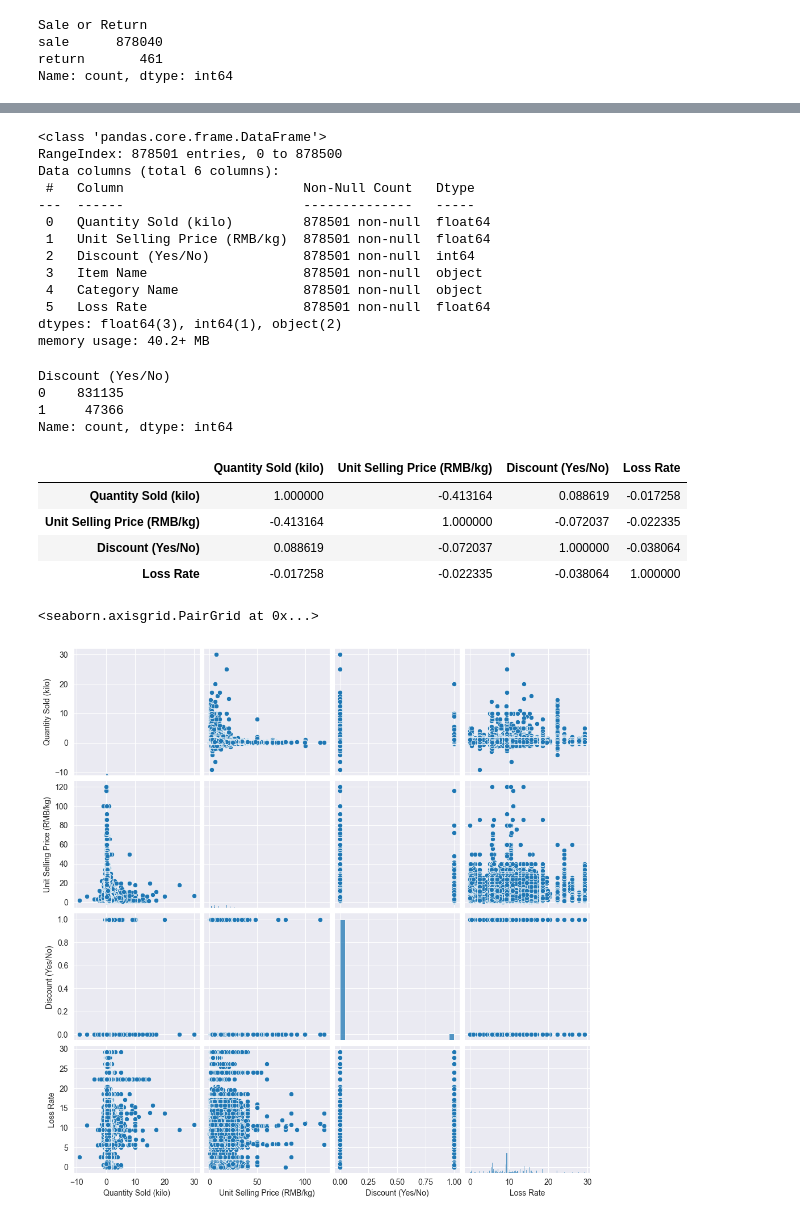
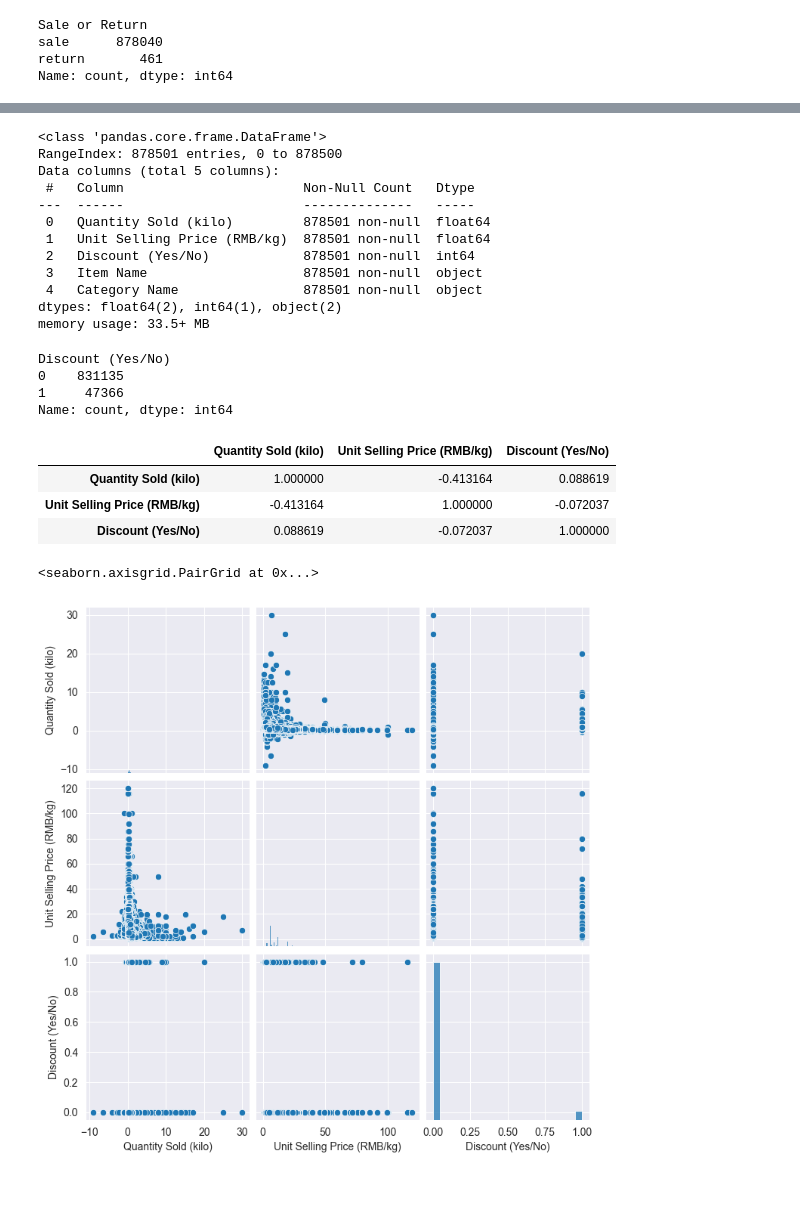
Before and after one commit to RumethSandinu/Project-connexa, a Jupyter notebook: Rumeth/pre_processing.ipynb, the cells around one changed output, grey strips where cells are left out. Cells and saved outputs as stored; diff of their text form; code cells hidden in the pictures; blank space fills up the shorter version.

```diff
--- a/Rumeth/pre_processing.ipynb
+++ b/Rumeth/pre_processing.ipynb
@@ -19,7 +19,7 @@ sale      878040
 return       461
 Name: count, dtype: int64
 # %%
-df = df.drop(['Date', 'Time', 'Item Code', 'CustomerId', 'Sale or Return'], axis=1)
+df = df.drop(['Date', 'Time', 'Item Code', 'CustomerId', 'Sale or Return', 'Loss Rate'], axis=1)
 # %%
 df.info()
 # %% [output]
@@ -67,7 +65,7 @@ df.info()
 # %% [output]
 <class 'pandas.core.frame.DataFrame'>
 RangeIndex: 878501 entries, 0 to 878500
-Data columns (total 6 columns):
+Data columns (total 5 columns):
  #   Column                       Non-Null Count   Dtype
 ---  ------                       --------------   -----
  0   Quantity Sold (kilo)         878501 non-null  float64
@@ -75,9 +73,8 @@ Data columns (total 6 columns):
  2   Discount (Yes/No)            878501 non-null  int64
  3   Item Name                    878501 non-null  object
  4   Category Name                878501 non-null  object
- 5   Loss Rate                    878501 non-null  float64
-dtypes: float64(3), int64(1), object(2)
-memory usage: 40.2+ MB
+dtypes: float64(2), int64(1), object(2)
+memory usage: 33.5+ MB
 # %%
 df['Discount (Yes/No)'].value_counts()
 # %% [output]
@@ -86,18 +83,17 @@ Discount (Yes/No)
 1     47366
 Name: count, dtype: int64
 # %%
-df.iloc[:,[0, 1, 2, 5]].corr()
+df.iloc[:,[0, 1, 2]].corr()
 # %% [output]
-|  | Quantity Sold (kilo) | Unit Selling Price (RMB/kg) | Discount (Yes/No) | Loss Rate |
-| Quantity Sold (kilo) | 1.000000 | -0.413164 | 0.088619 | -0.017258 |
-| Unit Selling Price (RMB/kg) | -0.413164 | 1.000000 | -0.072037 | -0.022335 |
-| Discount (Yes/No) | 0.088619 | -0.072037 | 1.000000 | -0.038064 |
-| Loss Rate | -0.017258 | -0.022335 | -0.038064 | 1.000000 |
+|  | Quantity Sold (kilo) | Unit Selling Price (RMB/kg) | Discount (Yes/No) |
+| Quantity Sold (kilo) | 1.000000 | -0.413164 | 0.088619 |
+| Unit Selling Price (RMB/kg) | -0.413164 | 1.000000 | -0.072037 |
+| Discount (Yes/No) | 0.088619 | -0.072037 | 1.000000 |
 # %%
-sb.pairplot(df.iloc[:,[0, 1, 2, 5]])
+sb.pairplot(df.iloc[:,[0, 1, 2]])
 # %% [output]
 <seaborn.axisgrid.PairGrid at 0x...>
-[figure, old version]
+[figure, new version]
 # %%
 df.head()
 # %% [output]
```
Also changed, not shown: parts of 7 cells of this notebook, 1 other file.
